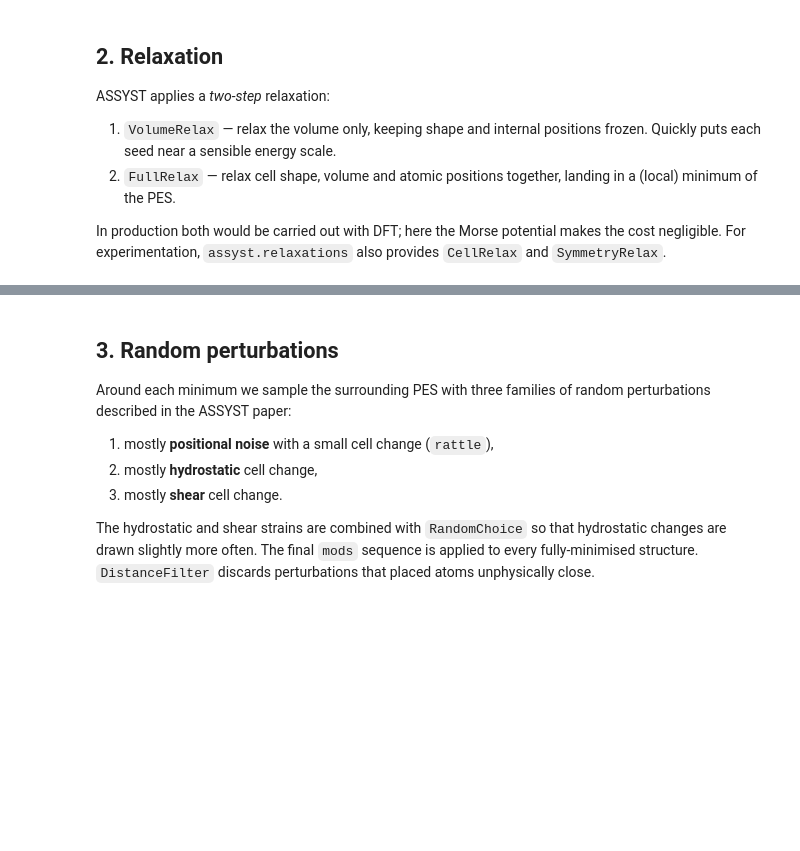
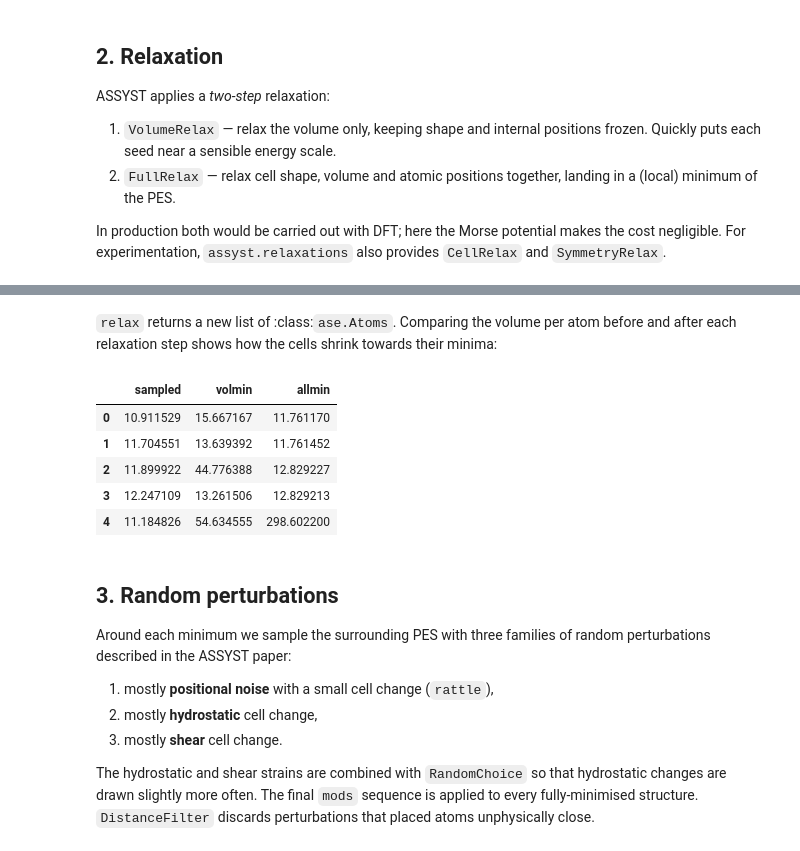
Before and after one commit to eisenforschung/assyst, a Jupyter notebook: notebooks/SimpleUnary.ipynb, the cells around one changed output, grey strips where cells are left out. Cells and saved outputs as stored; diff of their text form; code cells hidden in the pictures; blank space fills up the shorter version.

```diff
--- a/notebooks/SimpleUnary.ipynb
+++ b/notebooks/SimpleUnary.ipynb
@@ -115,3 +133,18 @@ Wall time: 3min 13s
+# %% [markdown]
+`relax` returns a new list of :class:`ase.Atoms`. Comparing the volume per atom before and after each relaxation step shows how the cells shrink towards their minima:
+# %%
+pd.DataFrame({
+    'sampled':  [s.cell.volume / len(s) for s in spg[:5]],
+    'volmin':   [s.cell.volume / len(s) for s in volmin[:5]],
+    'allmin':   [s.cell.volume / len(s) for s in allmin[:5]],
+})
+# %% [output]
+|  | sampled | volmin | allmin |
+| 0 | 10.911529 | 15.667167 | 11.761170 |
+| 1 | 11.704551 | 13.639392 | 11.761452 |
+| 2 | 11.899922 | 44.776388 | 12.829227 |
+| 3 | 12.247109 | 13.261506 | 12.829213 |
+| 4 | 11.184826 | 54.634555 | 298.602200 |
 # %%
 with open(out_dir / 'volmin.pckl', 'wb') as f:
     pickle.dump(volmin, f)
```
Also changed, not shown: parts of 12 cells of this notebook, 4 other files.
